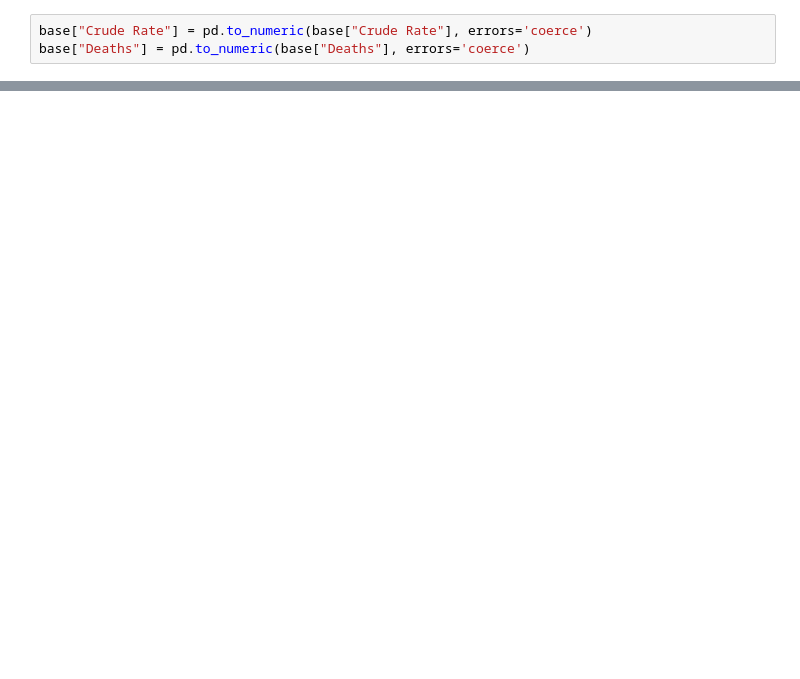
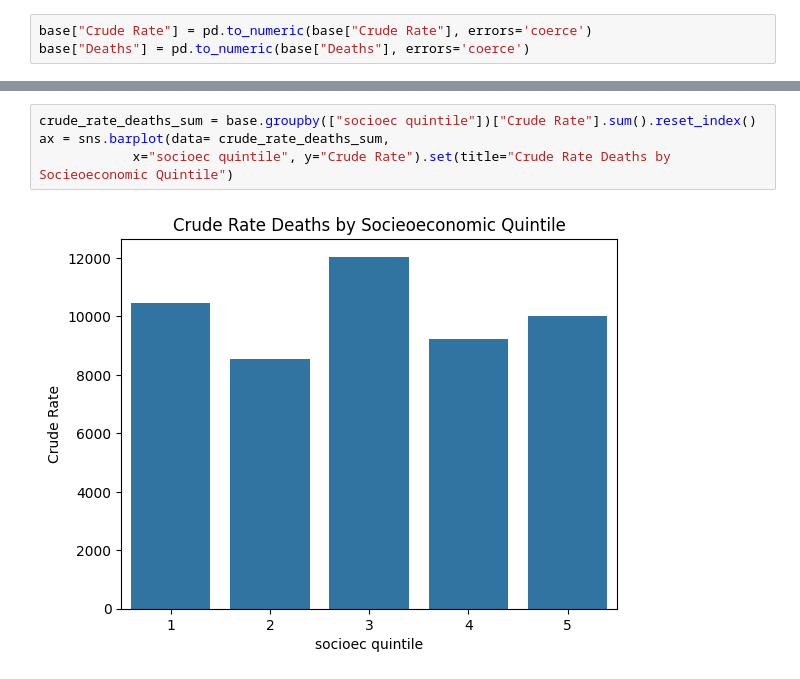
Before and after one commit to jmsarabia/fentanyl_eda, a Jupyter notebook: EDA.ipynb, the cells around one changed output, grey strips where cells are left out. Cells and saved outputs as stored; diff of their text form; blank space fills up the shorter version.

```diff
--- a/EDA.ipynb
+++ b/EDA.ipynb
@@ -44,0 +54,6 @@ Name: Deaths, dtype: float64
+# %%
+crude_rate_deaths_sum = base.groupby(["socioec quintile"])["Crude Rate"].sum().reset_index()
+ax = sns.barplot(data= crude_rate_deaths_sum,
+            x="socioec quintile", y="Crude Rate").set(title="Crude Rate Deaths by Socieoeconomic Quintile")
+# %% [output]
+[figure, added]
```
Also changed, not shown: parts of 11 cells of this notebook.
